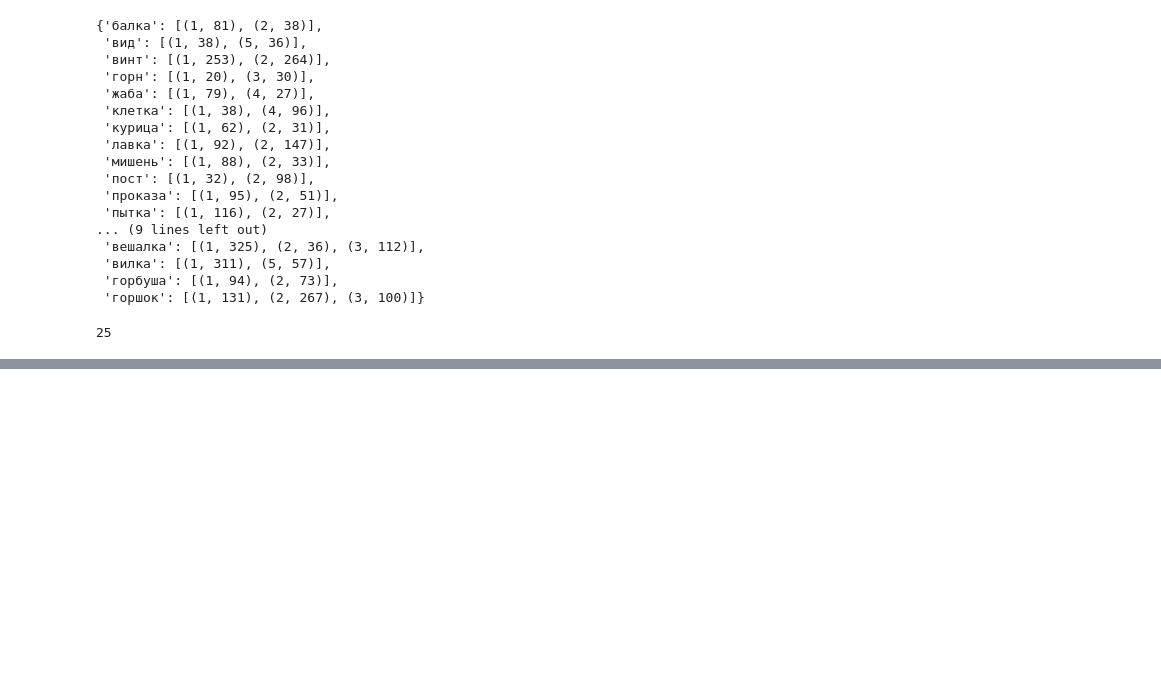
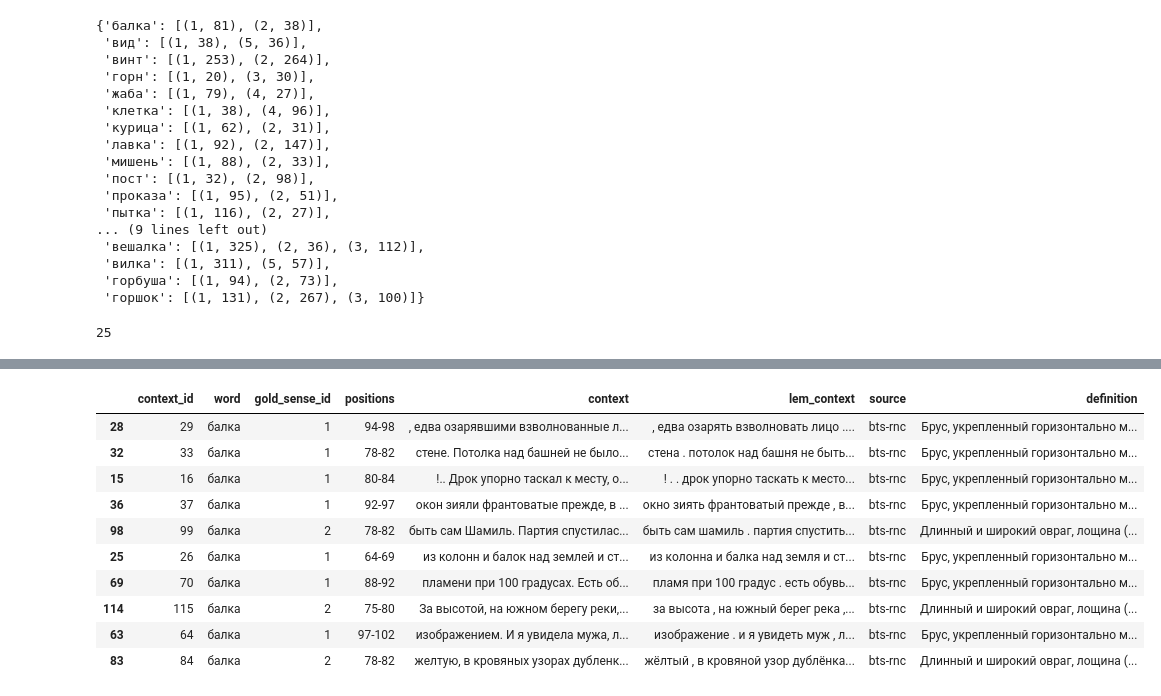
Before and after one commit to kr-ann/itod, a Jupyter notebook: WSI to WSD.ipynb, the cells around one changed output, grey strips where cells are left out. Saved outputs shown, nothing was run; the diff lists cells and outputs as text; code cells hidden in the pictures; blank space fills up the shorter version.

```diff
--- a/WSI to WSD.ipynb
+++ b/WSI to WSD.ipynb
@@ -1511,0 +1655,25 @@ res_for_test_df.to_excel(path + "results\\wsd_results_for_test_df.xlsx", index=F
+# %%
+def get_results_for_test_set(test_df, kw_from_train, definitions_from_train):
+    """
+    На основании ключевых слов и результата соотнесения кластеров и дефиниций, полученных на обучающей выборке,
+    для каждого нового контекста из тренировочной выборки выводит словарное определение.
+    """
+    df_to_return_with_definitions = copy.deepcopy(test_df)
+    df_to_return_with_definitions["definition"] = df_to_return_with_definitions.apply(lambda _: '', axis=1)
+    for i, row in enumerate(df_to_return_with_definitions.iterrows()):
+        series = row[1]
+        target_word = series[1]
+        gold_sense = series[2]
+        context = series[4]
+
+        try:
+            definition = disambiguate(context, target_word, "NOUN", kw_from_train, definitions_from_train)
+        except:
+            print("Ошибка!")
+            print(target_word, context)
+            break
+
+        df_to_return_with_definitions.at[int(row[0]), 'definition'] = definition
+    return df_to_return_with_definitions
+# %%
+ideal_test_df_with_definitions = get_results_for_test_set(ideal_test_df, ideal_kw, ideal_definitions)
@@ -1511,0 +1698,14 @@ res_for_test_df.to_excel(path + "results\\wsd_results_for_test_df.xlsx", index=F
+# %%
+ideal_test_df_with_definitions.head(10)
+# %% [output]
+|  | context_id | word | gold_sense_id | positions | context | lem_context | source | definition |
+| 28 | 29 | балка | 1 | 94-98 | , едва озарявшими взволнованные л... | , едва озарять взволновать лицо .... | bts-rnc | Брус, укрепленный горизонтально м... |
+| 32 | 33 | балка | 1 | 78-82 | стене. Потолка над башней не было... | стена . потолок над башня не быть... | bts-rnc | Брус, укрепленный горизонтально м... |
+| 15 | 16 | балка | 1 | 80-84 | !.. Дрок упорно таскал к месту, о... | ! . . дрок упорно таскать к место... | bts-rnc | Брус, укрепленный горизонтально м... |
+| 36 | 37 | балка | 1 | 92-97 | окон зияли франтоватые прежде, в ... | окно зиять франтоватый прежде , в... | bts-rnc | Брус, укрепленный горизонтально м... |
+| 98 | 99 | балка | 2 | 78-82 | быть сам Шамиль. Партия спустилас... | быть сам шамиль . партия спустить... | bts-rnc | Длинный и широкий овраг, лощина (... |
+| 25 | 26 | балка | 1 | 64-69 | из колонн и балок над землей и ст... | из колонна и балка над земля и ст... | bts-rnc | Брус, укрепленный горизонтально м... |
+| 69 | 70 | балка | 1 | 88-92 | пламени при 100 градусах. Есть об... | пламя при 100 градус . есть обувь... | bts-rnc | Брус, укрепленный горизонтально м... |
+| 114 | 115 | балка | 2 | 75-80 | За высотой, на южном берегу реки,... | за высота , на южный берег река ,... | bts-rnc | Длинный и широкий овраг, лощина (... |
+| 63 | 64 | балка | 1 | 97-102 | изображением. И я увидела мужа, л... | изображение . и я увидеть муж , л... | bts-rnc | Брус, укрепленный горизонтально м... |
+| 83 | 84 | балка | 2 | 78-82 | желтую, в кровяных узорах дубленк... | жёлтый , в кровяной узор дублёнка... | bts-rnc | Длинный и широкий овраг, лощина (... |
```
Also changed, not shown: parts of 79 cells of this notebook.
